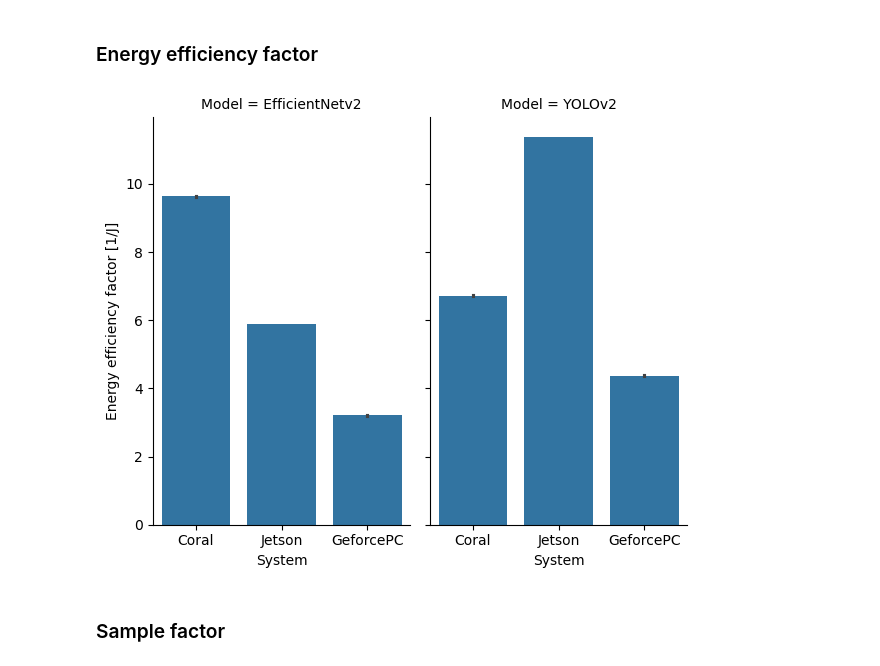
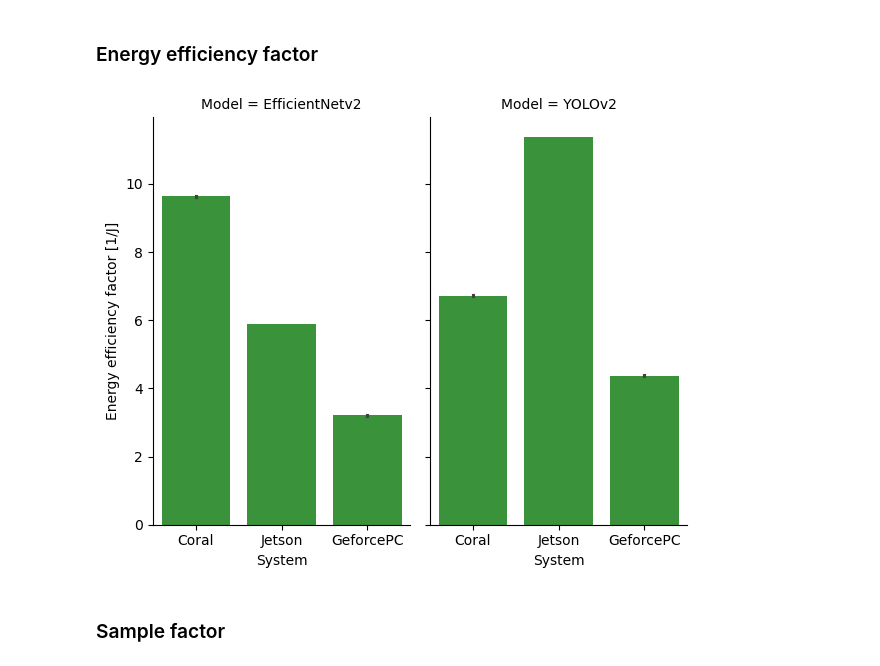
Before and after one commit to ykgmfq/gsmm_ai, a Jupyter notebook: eval.ipynb, the cells around one changed output. Cells and saved outputs as stored; diff of their text form; code cells hidden in the pictures.

```diff
--- a/eval.ipynb
+++ b/eval.ipynb
@@ -144,16 +144,17 @@ ee_f
 # %%
 ax = seaborn.catplot(
     ee_f,
     kind="bar",
     x="System",
     y="Energy efficiency factor [1/J]",
     col="Model",
     aspect=0.6,
+    color=seaborn.color_palette("tab10")[2]
 )
 plt.tight_layout()
 plt.savefig("eef.pdf")
 # %% [output]
-[figure, old version]
+[figure, new version]
 # %% [markdown]
 ### Sample factor
 # %%
```
